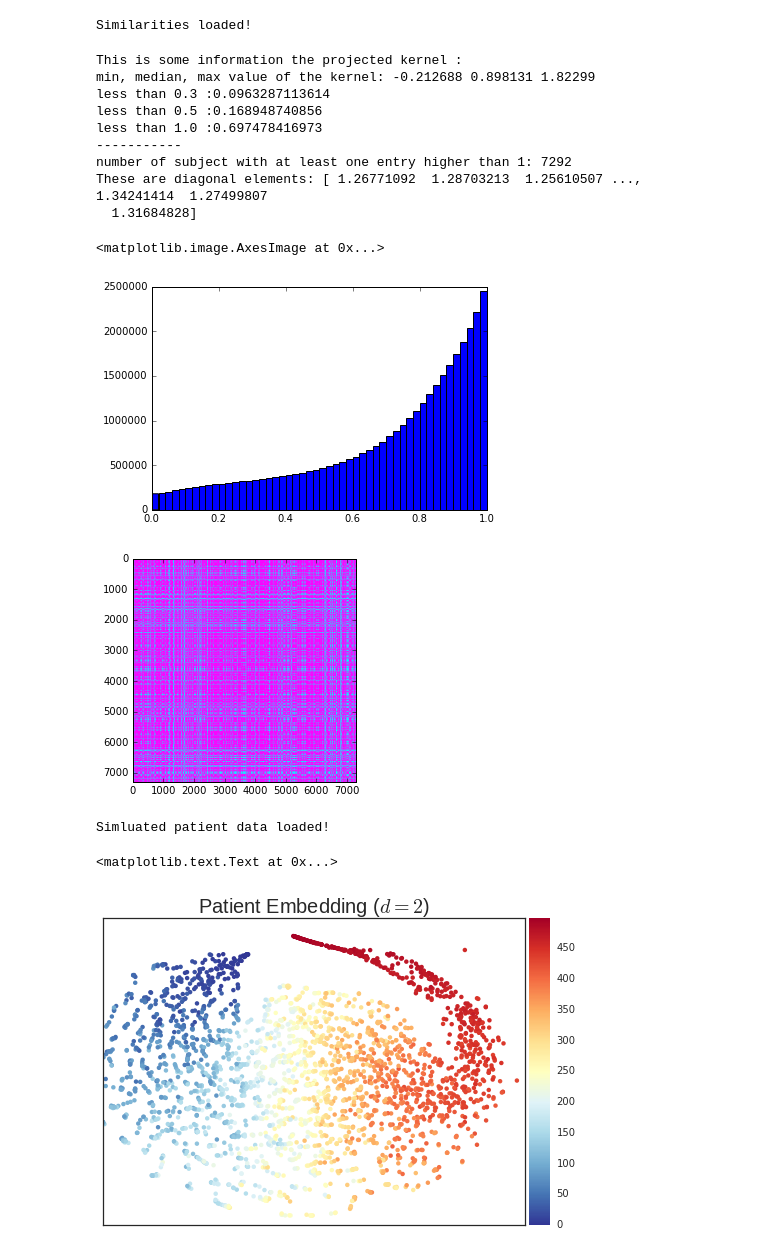
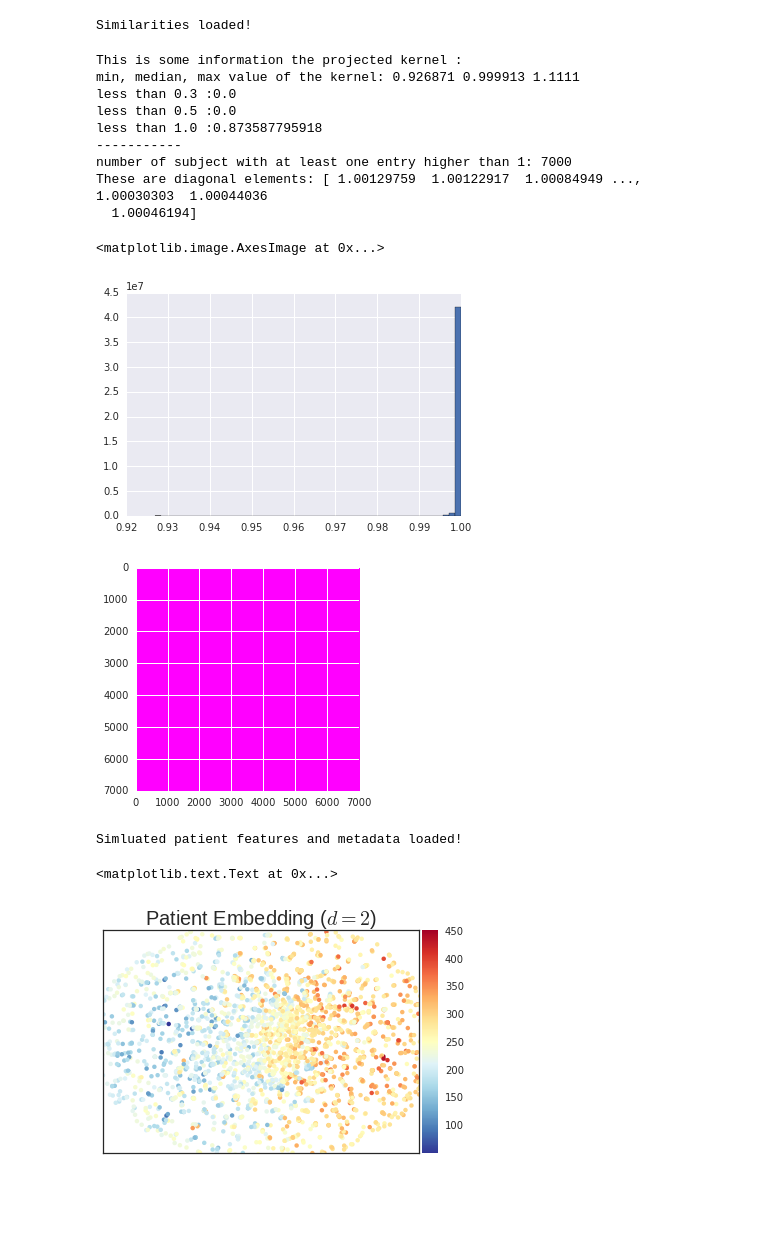
Before and after one commit to sumedhasingla/COPDImageAnalysis, a Jupyter notebook: code/kernelEvaluation.ipynb, the cells around one changed output. Cells and saved outputs as stored; diff of their text form; code cells hidden in the pictures; blank space fills up the shorter version.

```diff
--- a/code/kernelEvaluation.ipynb
+++ b/code/kernelEvaluation.ipynb
@@ -19,7 +34,7 @@ def loadSimilarities(fn):
     print "Similarities loaded!"
     return loader['similarities']
 
-kernelFN = "/home/jenna/Research/lung-image-analysis/code/simulatedData/kernel-matrix"
+kernelFN = "./simulatedData/kernel"
 kernel = loadSimilarities(kernelFN)
 # Note: loaded kernel is the result of
 # - building the KNN graph using KL divergence
@@ -70,22 +83,25 @@ print "number of subject with at least one entry higher than 1: " + str( ((kerne
 print "These are diagonal elements: " + str(np.diag(kernel))
 
 plt.figure()
+# _ = plt.hist(kernel.flatten()[:],50)
 _ = plt.hist(kernel.flatten()[np.logical_and(kernel.flatten() < 1 , kernel.flatten() > 0) ],50)
 
+
 plt.figure()
+# plt.imshow(kernel, cmap='cool')
 plt.imshow(kernel, vmin=0, vmax=1.0, cmap='cool')
 # %% [output]
 This is some information the projected kernel :
-min, median, max value of the kernel: -0.212688 0.898131 1.82299
-less than 0.3 :0.0963287113614
-less than 0.5 :0.168948740856
-less than 1.0 :0.697478416973
+min, median, max value of the kernel: 0.926871 0.999913 1.1111
+less than 0.3 :0.0
+less than 0.5 :0.0
+less than 1.0 :0.873587795918
 -----------
-number of subject with at least one entry higher than 1: 7292
-These are diagonal elements: [ 1.26771092  1.28703213  1.25610507 ...,  1.34241414  1.27499807
-  1.31684828]
+number of subject with at least one entry higher than 1: 7000
+These are diagonal elements: [ 1.00129759  1.00122917  1.00084949 ...,  1.00030303  1.00044036
+  1.00046194]
 <matplotlib.image.AxesImage at 0x...>
-[figure, old version]
+[figure, new version]
-[figure, old version]
+[figure, new version]
 # %%
 # =================== embedding for patient
@@ -103,6 +116,4 @@ import seaborn as sns
 # %%
-import pickle as pk
-
 def loadSimSubjects(fn):
     """
     Load a previously saved simulated subject from a .npz file.
@@ -111,22 +122,23 @@ def loadSimSubjects(fn):
     - fn: filename/directory to load from (extensionless)
 
     Returns:
-    - patients: loaded node/feature information
-    - classes: number of abnormal nodes in the patient
+    - features: single patient's features/nodes
+    - ids: subject ids
+    - y: the label (number of abnormal nodes)
     """
-    with open(fn+".data.p", "rb") as f:
+    with open(fn+"-feats.data.p", "rb") as f:
         loader = pk.load(f)
     f.close()
-    print "Simluated patient data loaded!"
-    return loader['patients'], loader['classes']
+    print "Simluated patient features and metadata loaded!"
+    return loader['ids'], np.asarray(loader['y']), loader['features']
 
 # load the list of the number of abnormal nodes for each subject
-patientsFN = "/home/jenna/Research/lung-image-analysis/code/simulatedData/simulatedSubjects"
-loadedSubjs, subjList = loadSimSubjects(patientsFN)
+patientsFN = "./simulatedData/simulatedSubjects"
+ids, subjClasses, subjFeatures = loadSimSubjects(patientsFN)
 # get a list of permuted indices to use - not necessary?
-permIdx = np.random.permutation(range(len(subjList)))
-subjList_subset = np.array(subjList)[permIdx[:3000]]
+permIdx = np.random.permutation(range(len(ids)))
+subjClasses_subset = np.array(subjClasses)[permIdx[:3000]]
 tSNE_subset = tSNE[permIdx[:3000]]
 # %% [output]
-Simluated patient data loaded!
+Simluated patient features and metadata loaded!
 # %%
@@ -178,16 +188,16 @@ def  plotLowDimWithColor( nodes2D, subjColor,
 # %%
 with sns.axes_style("white"):
     f, ax1 = plt.subplots()
 
 # write your own visualizationb, each subject is a dot in 2D and color each subject with her own y
-plotLowDimWithColor(tSNE_subset, subjList_subset,
+plotLowDimWithColor(tSNE_subset, subjClasses_subset,
                     ax=ax1, plotTitle='tSNE', markerSize=20)
 
 ax1.set_xlim([-11,11])
 ax1.set_ylim([-11,11])
 ax1.set_title('Patient Embedding ($d=2$)',fontsize=20)
 # %% [output]
 <matplotlib.text.Text at 0x...>
-[figure, old version]
+[figure, new version]
 # %%
 # ========== extracting higher dim features per subject
```
Also changed, not shown: parts of 8 cells of this notebook, 1 other file.
